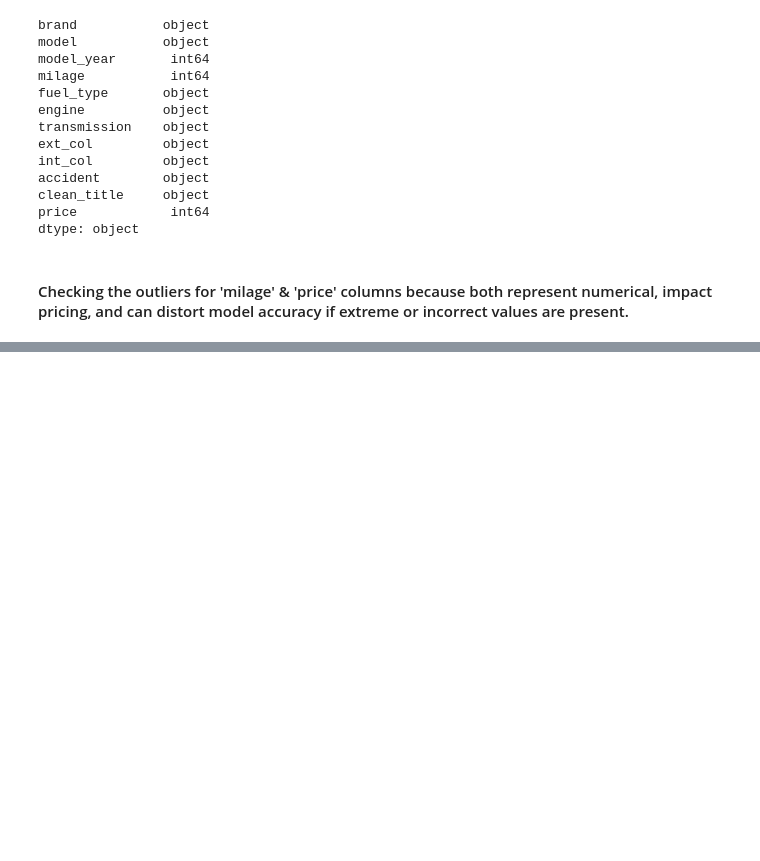
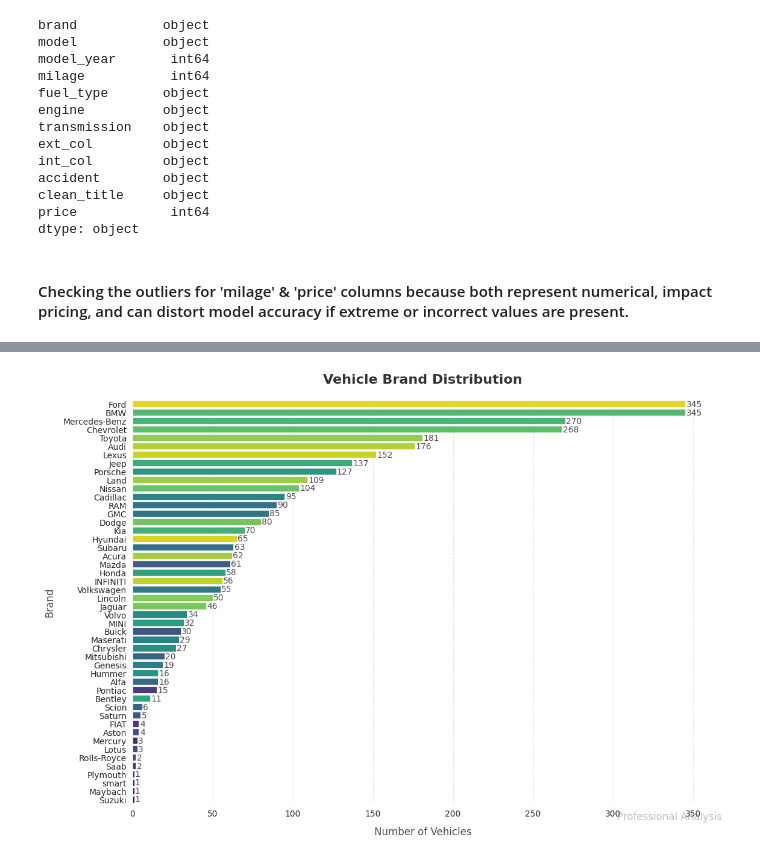
Before and after one commit to saadkhan710/Used-car-price-prediction, a Jupyter notebook: predicting_used_car_prices.ipynb, the cells around one changed output, grey strips where cells are left out. Saved outputs shown, nothing was run; the diff lists cells and outputs as text; code cells hidden in the pictures; blank space fills up the shorter version.

Commit message:
Add Univariate Analysis Visualization

```diff
--- a/predicting_used_car_prices.ipynb
+++ b/predicting_used_car_prices.ipynb
@@ -186,7 +186,9 @@ df[['fuel_type','accident','clean_title']]
 
 ##### Imputing or assuming values for such sensitive attributes could distort the model's understanding and lead to unrealistic predictions. Since our goal is to assist a company in accurately estimating used car prices, maintaining data integrity is a top priority.
 # %%
-df.dropna(subset=['fuel_type', 'accident', 'clean_title'], inplace =True)
+df.dropna(subset=['fuel_type', 'accident'], inplace =True)
+# %%
+df['clean_title'] = df['clean_title'].fillna('No')
 # %%
 df.isnull().sum()      # Now have clean dataset we accurate values
 # %% [output]
@@ -211,0 +218,12 @@ np.int64(0)
+# %%
+# Display count of unique transmission types before cleaning
+print('Total Groups Before using replace function:\n', len(df['transmission'].unique()))
+
+# Standardize transmission values
+df['transmission'] = df['transmission'].str.replace('Automatic', 'A/T')
+df['transmission'] = df['transmission'].str.replace('-Spd', '-Speed')
+df['transmission'] = df['transmission'].str.replace('Manual', 'M/T')
+df['transmission'] = df['transmission'].str.replace('6 Speed Mt', '6-Speed M/T')
+
+# Display count after standardization
+print('Total Groups After using replace function:\n', len(df['transmission'].unique()))
@@ -251,0 +307,70 @@ Shape after dropping outliers: (3034, 12)
+# %%
+
+# Set professional theme
+sns.set_style("whitegrid", {
+    'axes.edgecolor': '0.3',
+    'axes.labelcolor': '0.3',
+    'text.color': '0.3',
+    'grid.color': '0.85',
+    'font.family': ['DejaVu Sans', 'Arial', 'sans-serif']
+})
+
+plt.figure(figsize=(12, 8), facecolor='white')
+
+# Create countplot with professional color palette
+ax = sns.countplot(
+    y='brand',
+    data=df,
+    order=df['brand'].value_counts().index,
+    hue='brand',
+    palette='viridis_r',  # Professional sequential palette
+    saturation=0.85,
+    legend=False,
+    edgecolor='white',
+    linewidth=0.5
+)
+
+# Add value annotations
+for i, p in enumerate(ax.patches):
+    width = p.get_width()
+    ax.text(width + 0.5,
+            p.get_y() + p.get_height()/2.,
+            f'{int(width)}',
+            ha='left',
+            va='center',
+            color='0.3',
+            fontsize=10)
+
+# Style the plot
+plt.title('Vehicle Brand Distribution',
+          pad=20,
+          fontsize=16,
+          fontweight='semibold',
+          color='0.2')
+plt.xlabel('Number of Vehicles',
+           labelpad=10,
+           fontsize=12,
+           color='0.3')
+plt.ylabel('Brand',
+           labelpad=10,
+           fontsize=12,
+           color='0.3')
+
+# Custom grid and spines
+ax.xaxis.grid(True, linestyle='--', alpha=0.7)
+ax.yaxis.grid(False)
+sns.despine(left=True, bottom=True)
+
+# Add watermark
+plt.text(0.95, 0.05, 'Professional Analysis',
+         transform=plt.gcf().transFigure,
+         fontsize=12,
+         color='gray',
+         alpha=0.5,
+         ha='right',
+         va='bottom')
+
+plt.tight_layout()
+plt.show()
+# %% [output]
+[figure, added]
```
Also changed, not shown: parts of 14 cells of this notebook.
